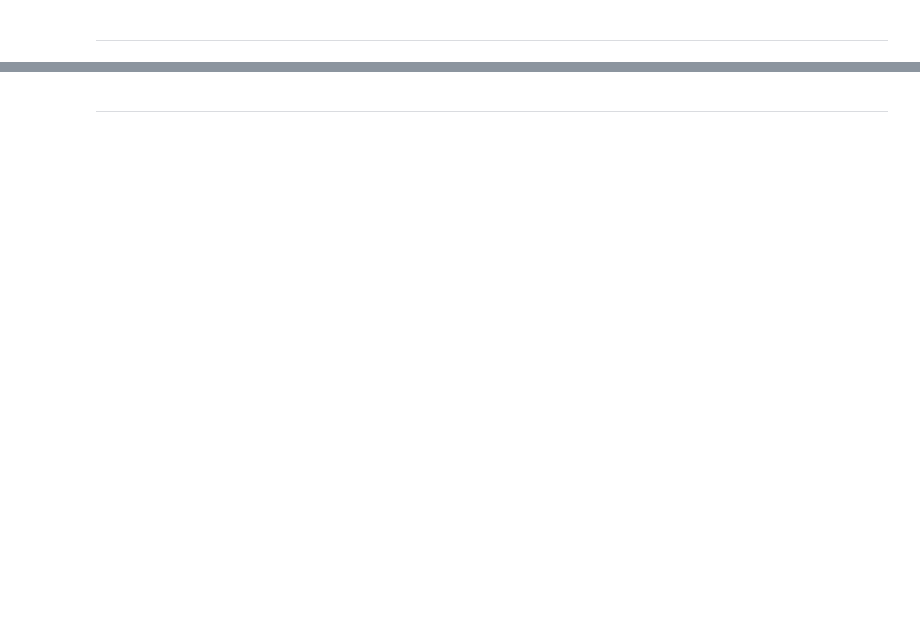
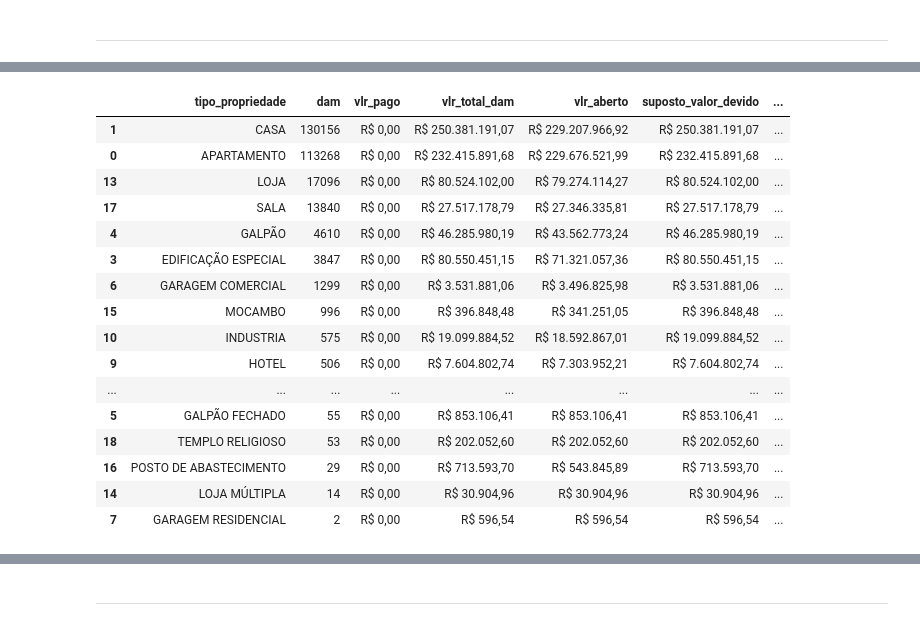
Before and after one commit to LanCarv/divida_ativa, a Jupyter notebook: modelo_debito.ipynb, the cells around one changed output, grey strips where cells are left out. Cells and saved outputs as stored; diff of their text form; code cells hidden in the pictures; blank space fills up the shorter version.

Commit message:
análise de bairros e outros levantamentos

```diff
--- a/modelo_debito.ipynb
+++ b/modelo_debito.ipynb
@@ -656,0 +521,4 @@ CDAS_K6_MERCANTIL
+# %%
+tbl_debitos_dam = r'C:\Users\Consultor\Documents\bases_pesquisa\verificacao\tbl_dam_debito_2.csv'
+debitos_divida = pd.read_csv(tbl_debitos_dam)
+debitos_divida
@@ -656,0 +539,4 @@ CDAS_K6_MERCANTIL
+# %%
+arq_bairros = r'C:\Users\Consultor\Documents\bases_pesquisa\bairros.xlsx'
+tbl_bairros = pd.read_excel(arq_bairros)
+tbl_bairros
@@ -656,0 +557,3 @@ CDAS_K6_MERCANTIL
+# %%
+debitos_divida = pd.merge(debitos_divida, tbl_bairros, on='bairro', how='left')
+debitos_divida
@@ -656,0 +691,3 @@ CDAS_K6_MERCANTIL
+# %%
+dams_não_pagas = debitos_divida[(debitos_divida['vlr_pago'] == 0)]
+dams_não_pagas
@@ -656,0 +708,38 @@ CDAS_K6_MERCANTIL
+# %%
+soma_por_propriedade_nao_pagas = dams_não_pagas.groupby('tipo_propriedade').agg({
+    'dam': 'count',
+    'vlr_pago': 'sum',
+    'vlr_total_dam': 'sum',
+    'vlr_aberto': 'sum'
+}).reset_index()
+
+soma_por_propriedade_nao_pagas['suposto_valor_devido'] = soma_por_propriedade_nao_pagas['vlr_total_dam'] - soma_por_propriedade_nao_pagas['vlr_pago']
+soma_por_propriedade_nao_pagas['percentual_pago_%'] = (soma_por_propriedade_nao_pagas['vlr_pago'] / soma_por_propriedade_nao_pagas['vlr_total_dam']) * 100
+# soma_por_ano['diferenca_devido_aberto'] = soma_por_ano['suposto_valor_devido'] - soma_por_ano['vlr_aberto']
+
+soma_por_propriedade_nao_pagas['percentual_dams_%'] = (soma_por_propriedade_nao_pagas['dam'] / 2506527) *100
+soma_por_propriedade_nao_pagas['vlr_total_dam'] = soma_por_propriedade_nao_pagas['vlr_total_dam'].apply(formatar_moeda)
+soma_por_propriedade_nao_pagas['vlr_pago'] = soma_por_propriedade_nao_pagas['vlr_pago'].apply(formatar_moeda)
+soma_por_propriedade_nao_pagas['vlr_aberto'] = soma_por_propriedade_nao_pagas['vlr_aberto'].apply(formatar_moeda)
+soma_por_propriedade_nao_pagas['suposto_valor_devido'] = soma_por_propriedade_nao_pagas['suposto_valor_devido'].apply(formatar_moeda)
+
+soma_por_propriedade_nao_pagas = soma_por_propriedade_nao_pagas.sort_values(by='dam', ascending=False)
+soma_por_propriedade_nao_pagas
+# %% [output]
+|  | tipo_propriedade | dam | vlr_pago | vlr_total_dam | vlr_aberto | suposto_valor_devido | ... |
+| 1 | CASA | 130156 | R$ 0,00 | R$ 250.381.191,07 | R$ 229.207.966,92 | R$ 250.381.191,07 | ... |
+| 0 | APARTAMENTO | 113268 | R$ 0,00 | R$ 232.415.891,68 | R$ 229.676.521,99 | R$ 232.415.891,68 | ... |
+| 13 | LOJA | 17096 | R$ 0,00 | R$ 80.524.102,00 | R$ 79.274.114,27 | R$ 80.524.102,00 | ... |
+| 17 | SALA | 13840 | R$ 0,00 | R$ 27.517.178,79 | R$ 27.346.335,81 | R$ 27.517.178,79 | ... |
+| 4 | GALPÃO | 4610 | R$ 0,00 | R$ 46.285.980,19 | R$ 43.562.773,24 | R$ 46.285.980,19 | ... |
+| 3 | EDIFICAÇÃO ESPECIAL | 3847 | R$ 0,00 | R$ 80.550.451,15 | R$ 71.321.057,36 | R$ 80.550.451,15 | ... |
+| 6 | GARAGEM COMERCIAL | 1299 | R$ 0,00 | R$ 3.531.881,06 | R$ 3.496.825,98 | R$ 3.531.881,06 | ... |
+| 15 | MOCAMBO | 996 | R$ 0,00 | R$ 396.848,48 | R$ 341.251,05 | R$ 396.848,48 | ... |
+| 10 | INDUSTRIA | 575 | R$ 0,00 | R$ 19.099.884,52 | R$ 18.592.867,01 | R$ 19.099.884,52 | ... |
+| 9 | HOTEL | 506 | R$ 0,00 | R$ 7.604.802,74 | R$ 7.303.952,21 | R$ 7.604.802,74 | ... |
+| ... | ... | ... | ... | ... | ... | ... | ... |
+| 5 | GALPÃO FECHADO | 55 | R$ 0,00 | R$ 853.106,41 | R$ 853.106,41 | R$ 853.106,41 | ... |
+| 18 | TEMPLO RELIGIOSO | 53 | R$ 0,00 | R$ 202.052,60 | R$ 202.052,60 | R$ 202.052,60 | ... |
+| 16 | POSTO DE ABASTECIMENTO | 29 | R$ 0,00 | R$ 713.593,70 | R$ 543.845,89 | R$ 713.593,70 | ... |
+| 14 | LOJA MÚLTIPLA | 14 | R$ 0,00 | R$ 30.904,96 | R$ 30.904,96 | R$ 30.904,96 | ... |
+| 7 | GARAGEM RESIDENCIAL | 2 | R$ 0,00 | R$ 596,54 | R$ 596,54 | R$ 596,54 | ... |
```
Also changed, not shown: parts of 351 cells of this notebook, 1 other file.
